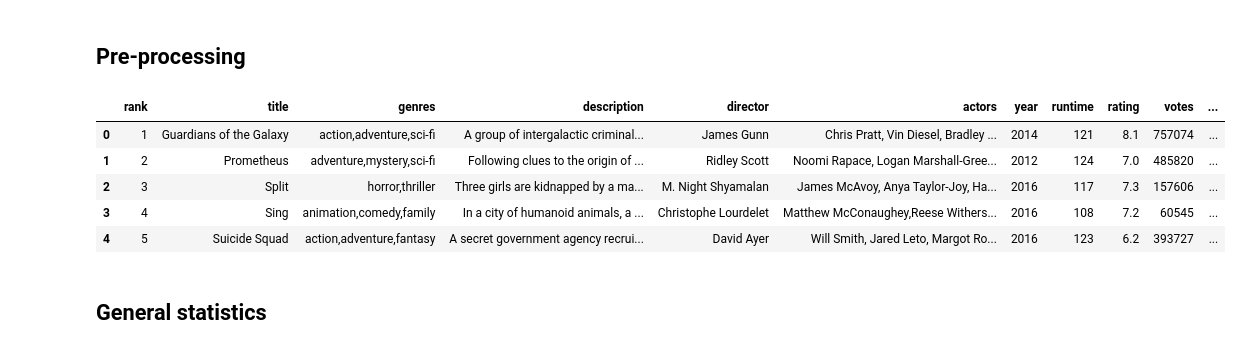
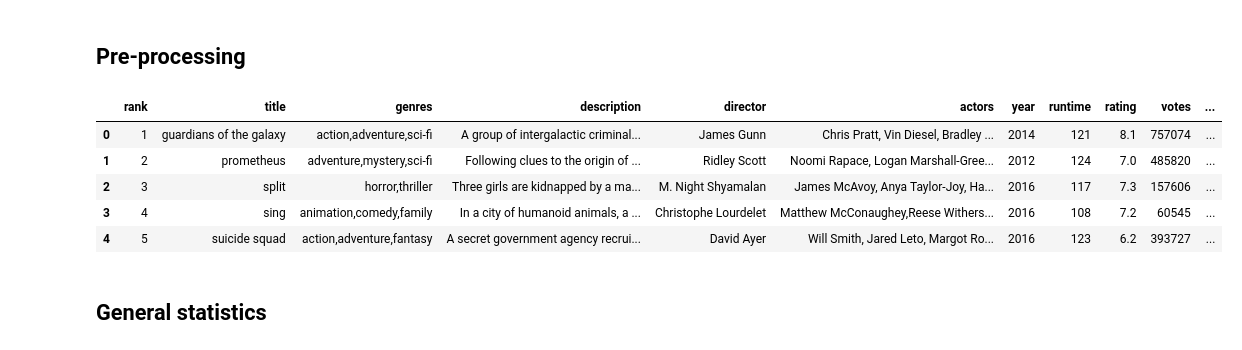
Before and after one commit to com-480-data-visualization/data-visualization-project-2021-datavizards, a Jupyter notebook: IMDB Preprocessing.ipynb, the cells around one changed output. Saved outputs shown, nothing was run; the diff lists cells and outputs as text; code cells hidden in the pictures.

```diff
--- a/IMDB Preprocessing.ipynb
+++ b/IMDB Preprocessing.ipynb
@@ -20,18 +20,21 @@ df.head()
 # %%
 # Standardize column names
 df.columns = ['rank', 'title', 'genres', 'description', 'director', 'actors', 'year', 'runtime', 'rating', 'votes', 'revenue', 'metascore']
+
+# lowercase movie titles (will be easier to merge datasets later on)
+df.title = df.title.map(str.lower)
 
 # lowercase genres
 df.genres = df.genres.map(str.lower)
 
 df.head()
 # %% [output]
 |  | rank | title | genres | description | director | actors | year | runtime | rating | votes | ... |
-| 0 | 1 | Guardians of the Galaxy | action,adventure,sci-fi | A group of intergalactic criminal... | James Gunn | Chris Pratt, Vin Diesel, Bradley ... | 2014 | 121 | 8.1 | 757074 | ... |
-| 1 | 2 | Prometheus | adventure,mystery,sci-fi | Following clues to the origin of ... | Ridley Scott | Noomi Rapace, Logan Marshall-Gree... | 2012 | 124 | 7.0 | 485820 | ... |
-| 2 | 3 | Split | horror,thriller | Three girls are kidnapped by a ma... | M. Night Shyamalan | James McAvoy, Anya Taylor-Joy, Ha... | 2016 | 117 | 7.3 | 157606 | ... |
-| 3 | 4 | Sing | animation,comedy,family | In a city of humanoid animals, a ... | Christophe Lourdelet | Matthew McConaughey,Reese Withers... | 2016 | 108 | 7.2 | 60545 | ... |
-| 4 | 5 | Suicide Squad | action,adventure,fantasy | A secret government agency recrui... | David Ayer | Will Smith, Jared Leto, Margot Ro... | 2016 | 123 | 6.2 | 393727 | ... |
+| 0 | 1 | guardians of the galaxy | action,adventure,sci-fi | A group of intergalactic criminal... | James Gunn | Chris Pratt, Vin Diesel, Bradley ... | 2014 | 121 | 8.1 | 757074 | ... |
+| 1 | 2 | prometheus | adventure,mystery,sci-fi | Following clues to the origin of ... | Ridley Scott | Noomi Rapace, Logan Marshall-Gree... | 2012 | 124 | 7.0 | 485820 | ... |
+| 2 | 3 | split | horror,thriller | Three girls are kidnapped by a ma... | M. Night Shyamalan | James McAvoy, Anya Taylor-Joy, Ha... | 2016 | 117 | 7.3 | 157606 | ... |
+| 3 | 4 | sing | animation,comedy,family | In a city of humanoid animals, a ... | Christophe Lourdelet | Matthew McConaughey,Reese Withers... | 2016 | 108 | 7.2 | 60545 | ... |
+| 4 | 5 | suicide squad | action,adventure,fantasy | A secret government agency recrui... | David Ayer | Will Smith, Jared Leto, Margot Ro... | 2016 | 123 | 6.2 | 393727 | ... |
 # %% [markdown]
 ## General statistics
 # %%
```
Also changed, not shown: parts of 10 cells of this notebook.
